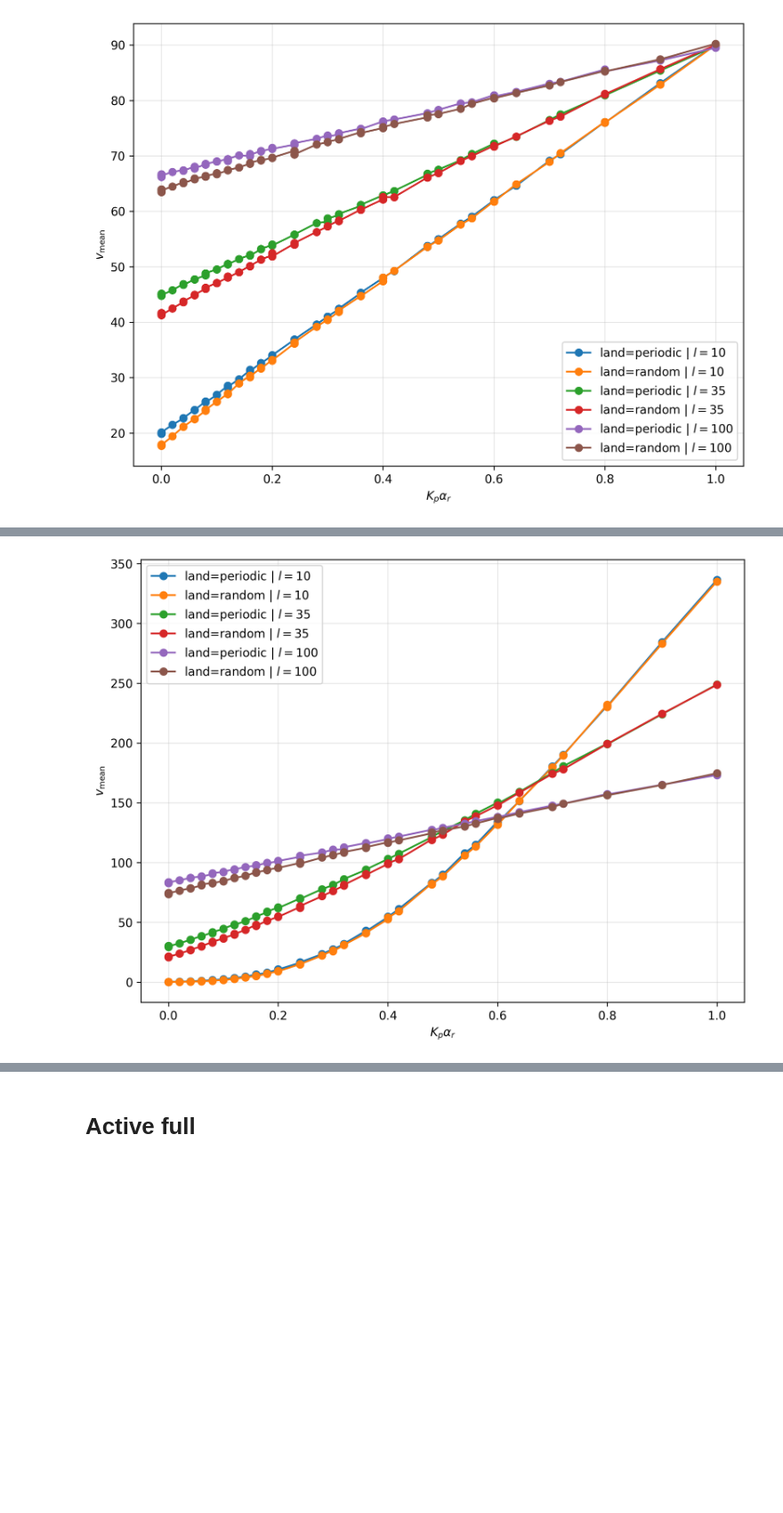
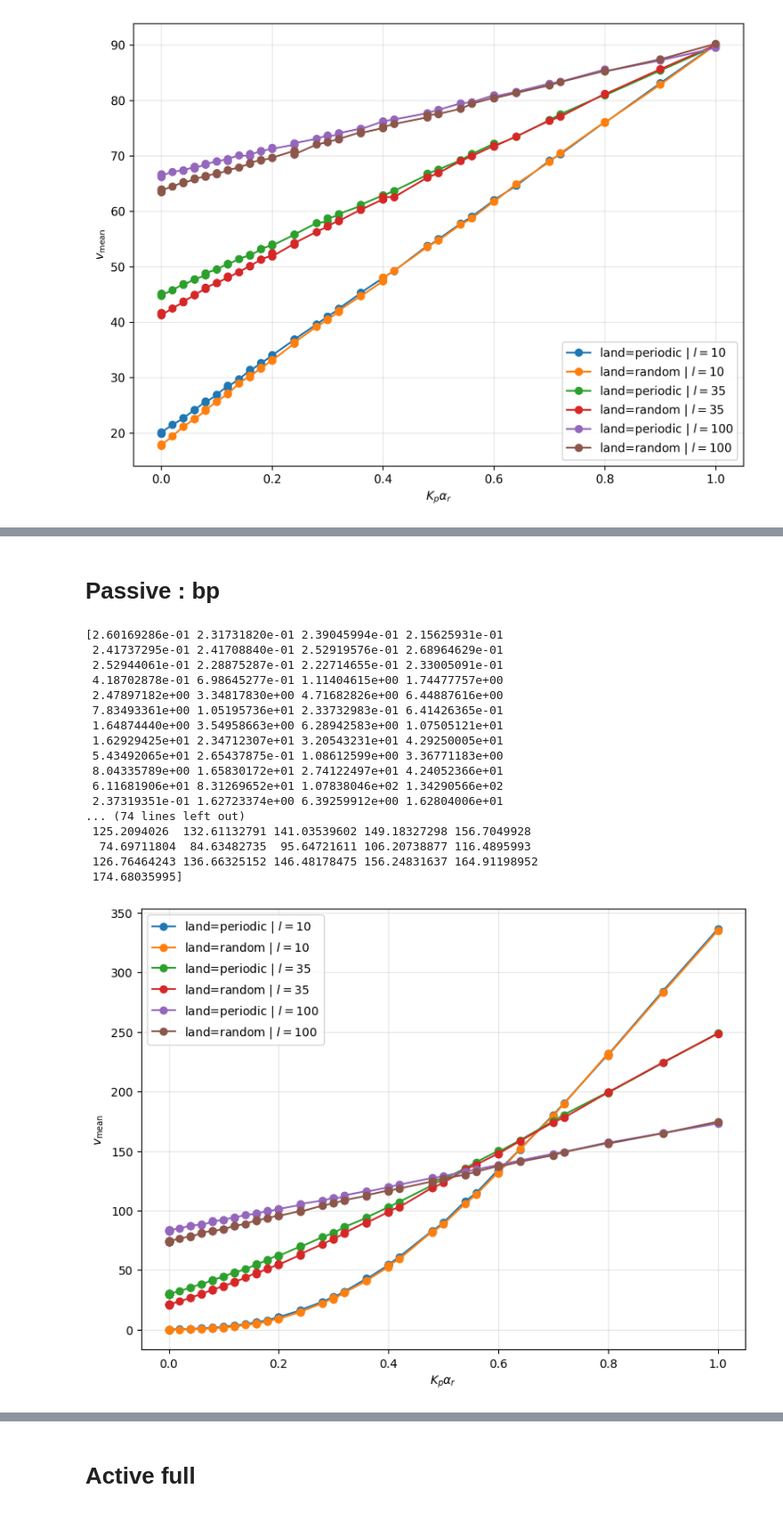
Before and after one commit to npelletbossot/nucleo, a Jupyter notebook: notebooks/work/fact_bis.ipynb, the cells around one changed output, grey strips where cells are left out. Shown at 89% size. Drawn from its saved outputs; the diff is of its cells as text; code cells hidden in the pictures; blank space fills up the shorter version.

```diff
--- a/notebooks/work/fact_bis.ipynb
+++ b/notebooks/work/fact_bis.ipynb
@@ -202,9 +245,11 @@ plt.show()
+# %% [markdown]
+# Passive : bp
 # %%
 import matplotlib.pyplot as plt
 import polars as pl
 import numpy as np
 
-plt.figure(figsize=(8, 6), dpi=300)
+plt.figure(figsize=(8, 6))
 
 ls = np.unique(df_passive["l"].to_numpy())
 
@@ -212,31 +257,49 @@ for l in ls:
     for land in landscapes:
 
         df_land = df_passive.filter(
             (pl.col("land") == land) &
             (pl.col("l") == l)
         )
 
         Kp_alphar = (
             df_land["Kp"].to_numpy()
             * df_land["alphar"].to_numpy()
         )
 
         v_mean_land = df_land["vc_mean"].to_numpy()
+        print(v_mean_land)
 
         order = np.argsort(Kp_alphar)
 
         plt.plot(
             Kp_alphar[order],
             v_mean_land[order],
             marker="o",
             label=f"land={land} | $l={l}$"
         )
 
 plt.xlabel(r"$K_p \alpha_r$")
 plt.ylabel(r"$v_{\mathrm{mean}}$")
 plt.grid(True, alpha=0.30)
 plt.legend()
 plt.tight_layout()
 plt.show()
 # %% [output]
+[2.60169286e-01 2.31731820e-01 2.39045994e-01 2.15625931e-01
+ 2.41737295e-01 2.41708840e-01 2.52919576e-01 2.68964629e-01
+ 2.52944061e-01 2.28875287e-01 2.22714655e-01 2.33005091e-01
+ 4.18702878e-01 6.98645277e-01 1.11404615e+00 1.74477757e+00
+ 2.47897182e+00 3.34817830e+00 4.71682826e+00 6.44887616e+00
+ 7.83493361e+00 1.05195736e+01 2.33732983e-01 6.41426365e-01
+ 1.64874440e+00 3.54958663e+00 6.28942583e+00 1.07505121e+01
+ 1.62929425e+01 2.34712307e+01 3.20543231e+01 4.29250005e+01
+ 5.43492065e+01 2.65437875e-01 1.08612599e+00 3.36771183e+00
+ 8.04335789e+00 1.65830172e+01 2.74122497e+01 4.24052366e+01
+ 6.11681906e+01 8.31269652e+01 1.07838046e+02 1.34290566e+02
+ 2.37319351e-01 1.62723374e+00 6.39259912e+00 1.62804006e+01
+... (74 lines left out)
+ 125.2094026  132.61132791 141.03539602 149.18327298 156.7049928
+  74.69711804  84.63482735  95.64721611 106.20738877 116.4895993
+ 126.76464243 136.66325152 146.48178475 156.24831637 164.91198952
+ 174.68035995]
-[figure, old version]
+[figure, new version]
```
Also changed, not shown: parts of 4 cells of this notebook, 4 other files.
